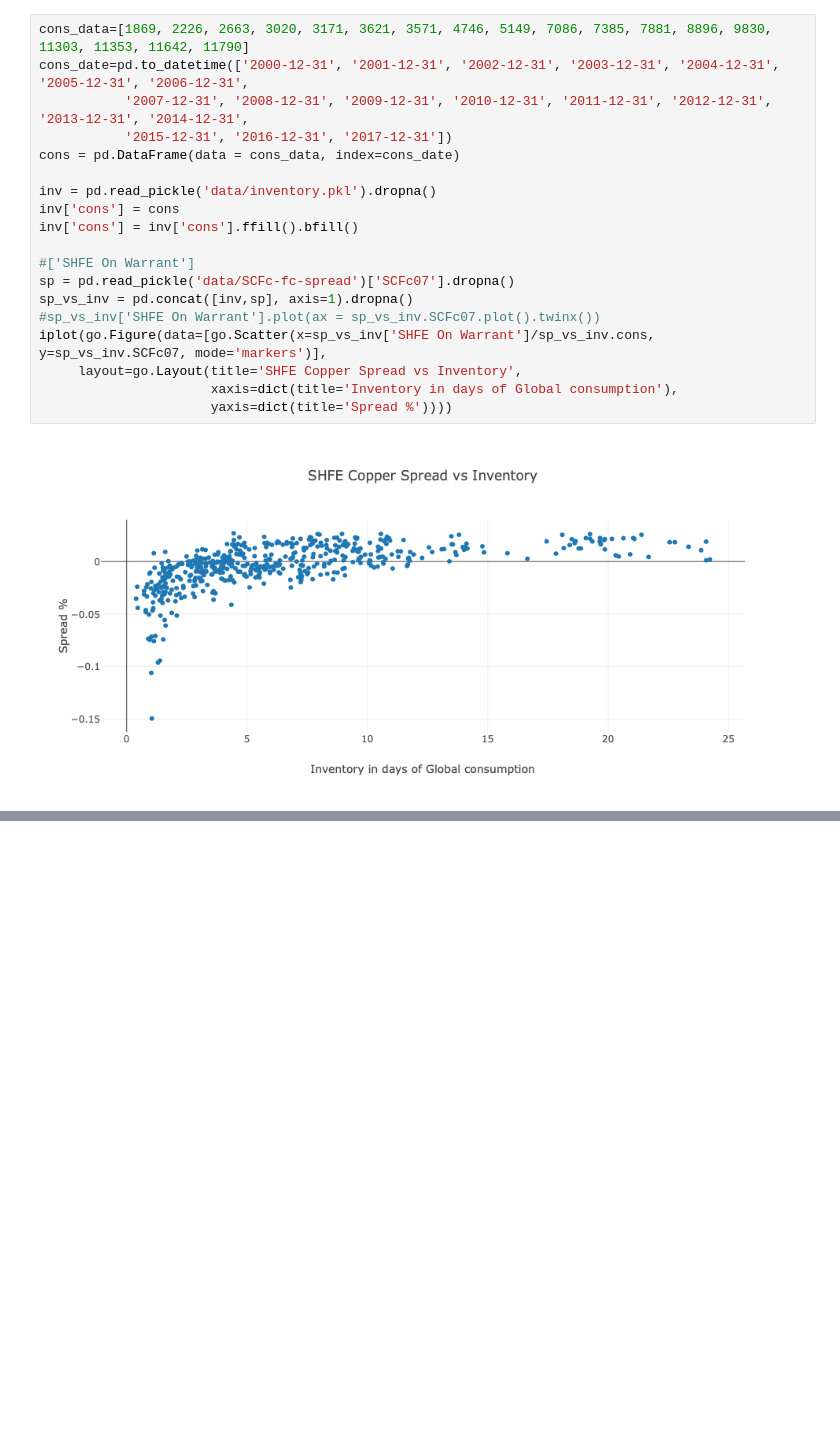
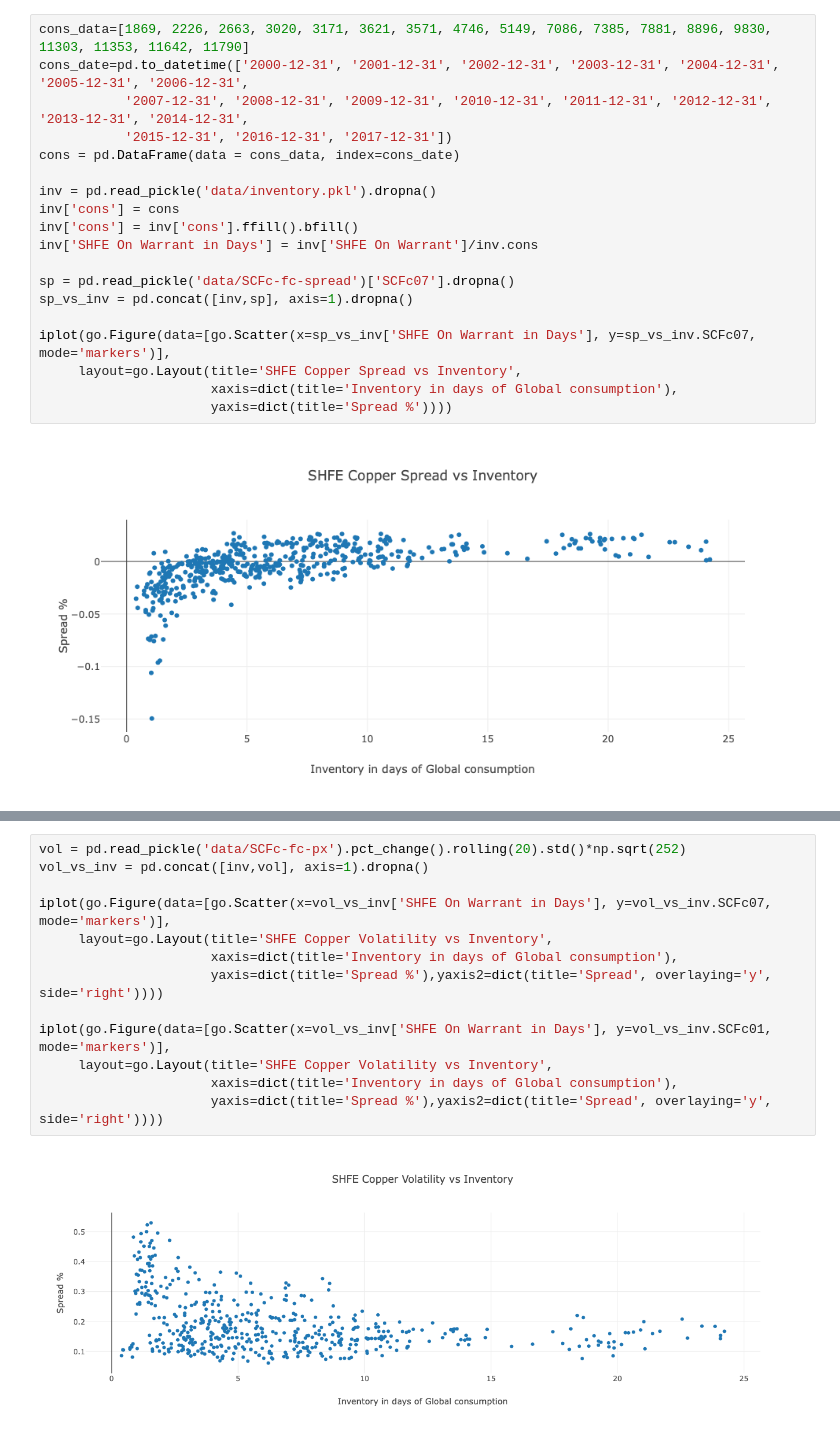
Before and after one commit to dperep01/bbk, a Jupyter notebook: Project.ipynb, the cells around one changed output, grey strips where cells are left out. Saved outputs shown, nothing was run; the diff lists cells and outputs as text; blank space fills up the shorter version.

```diff
--- a/Project.ipynb
+++ b/Project.ipynb
@@ -8,12 +8,12 @@ cons = pd.DataFrame(data = cons_data, index=cons_date)
 inv = pd.read_pickle('data/inventory.pkl').dropna()
 inv['cons'] = cons
 inv['cons'] = inv['cons'].ffill().bfill()
+inv['SHFE On Warrant in Days'] = inv['SHFE On Warrant']/inv.cons
 
-#['SHFE On Warrant']
 sp = pd.read_pickle('data/SCFc-fc-spread')['SCFc07'].dropna()
 sp_vs_inv = pd.concat([inv,sp], axis=1).dropna()
-#sp_vs_inv['SHFE On Warrant'].plot(ax = sp_vs_inv.SCFc07.plot().twinx())
-iplot(go.Figure(data=[go.Scatter(x=sp_vs_inv['SHFE On Warrant']/sp_vs_inv.cons, y=sp_vs_inv.SCFc07, mode='markers')],
+
+iplot(go.Figure(data=[go.Scatter(x=sp_vs_inv['SHFE On Warrant in Days'], y=sp_vs_inv.SCFc07, mode='markers')],
      layout=go.Layout(title='SHFE Copper Spread vs Inventory',
                       xaxis=dict(title='Inventory in days of Global consumption'),
                       yaxis=dict(title='Spread %'))))
@@ -21,0 +71,15 @@ iplot(go.Figure(data=[go.Scatter(x=sp_vs_inv['SHFE On Warrant']/sp_vs_inv.cons,
+# %%
+vol = pd.read_pickle('data/SCFc-fc-px').pct_change().rolling(20).std()*np.sqrt(252)
+vol_vs_inv = pd.concat([inv,vol], axis=1).dropna()
+
+iplot(go.Figure(data=[go.Scatter(x=vol_vs_inv['SHFE On Warrant in Days'], y=vol_vs_inv.SCFc07, mode='markers')],
+     layout=go.Layout(title='SHFE Copper Volatility vs Inventory',
+                      xaxis=dict(title='Inventory in days of Global consumption'),
+                      yaxis=dict(title='Spread %'),yaxis2=dict(title='Spread', overlaying='y', side='right'))))
+
+iplot(go.Figure(data=[go.Scatter(x=vol_vs_inv['SHFE On Warrant in Days'], y=vol_vs_inv.SCFc01, mode='markers')],
+     layout=go.Layout(title='SHFE Copper Volatility vs Inventory',
+                      xaxis=dict(title='Inventory in days of Global consumption'),
+                      yaxis=dict(title='Spread %'),yaxis2=dict(title='Spread', overlaying='y', side='right'))))
+# %% [output]
+[figure, added]
```
Also changed, not shown: parts of 3 cells of this notebook, 7 other files.
